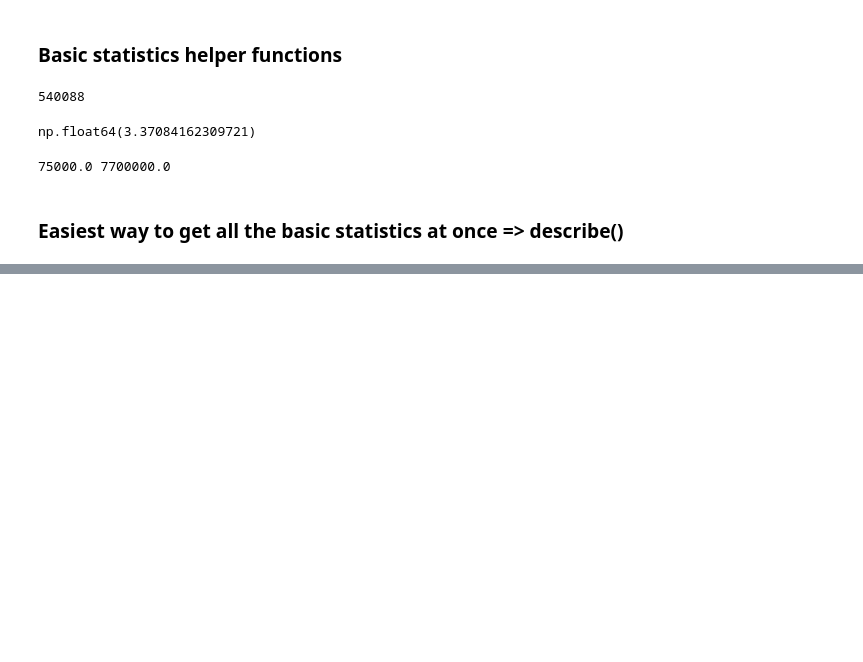
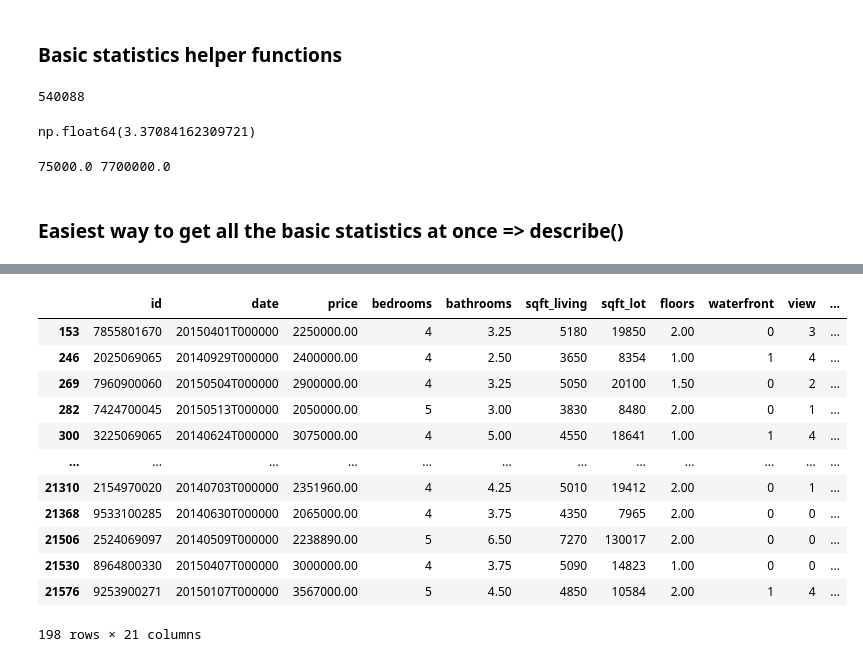
Before and after one commit to tuomasvaltanenLUAS/DataAnalytics2026, a Jupyter notebook: lecture4_pandas_tools/pandas_houses_examples1.ipynb, the cells around one changed output, grey strips where cells are left out. Saved outputs shown, nothing was run; the diff lists cells and outputs as text; code cells hidden in the pictures; blank space fills up the shorter version.

```diff
--- a/lecture4_pandas_tools/pandas_houses_examples1.ipynb
+++ b/lecture4_pandas_tools/pandas_houses_examples1.ipynb
@@ -182,0 +209,17 @@ df.describe()
+# %%
+houses_2M = df[df['price'] > 2_000_000]
+houses_2M
+# %% [output]
+|  | id | date | price | bedrooms | bathrooms | sqft_living | sqft_lot | floors | waterfront | view | ... |
+| 153 | 7855801670 | 20150401T000000 | 2250000.00 | 4 | 3.25 | 5180 | 19850 | 2.00 | 0 | 3 | ... |
+| 246 | 2025069065 | 20140929T000000 | 2400000.00 | 4 | 2.50 | 3650 | 8354 | 1.00 | 1 | 4 | ... |
+| 269 | 7960900060 | 20150504T000000 | 2900000.00 | 4 | 3.25 | 5050 | 20100 | 1.50 | 0 | 2 | ... |
+| 282 | 7424700045 | 20150513T000000 | 2050000.00 | 5 | 3.00 | 3830 | 8480 | 2.00 | 0 | 1 | ... |
+| 300 | 3225069065 | 20140624T000000 | 3075000.00 | 4 | 5.00 | 4550 | 18641 | 1.00 | 1 | 4 | ... |
+| ... | ... | ... | ... | ... | ... | ... | ... | ... | ... | ... | ... |
+| 21310 | 2154970020 | 20140703T000000 | 2351960.00 | 4 | 4.25 | 5010 | 19412 | 2.00 | 0 | 1 | ... |
+| 21368 | 9533100285 | 20140630T000000 | 2065000.00 | 4 | 3.75 | 4350 | 7965 | 2.00 | 0 | 0 | ... |
+| 21506 | 2524069097 | 20140509T000000 | 2238890.00 | 5 | 6.50 | 7270 | 130017 | 2.00 | 0 | 0 | ... |
+| 21530 | 8964800330 | 20150407T000000 | 3000000.00 | 4 | 3.75 | 5090 | 14823 | 1.00 | 0 | 0 | ... |
+| 21576 | 9253900271 | 20150107T000000 | 3567000.00 | 5 | 4.50 | 4850 | 10584 | 2.00 | 1 | 4 | ... |
+198 rows × 21 columns
```
Also changed, not shown: parts of 14 cells of this notebook.
